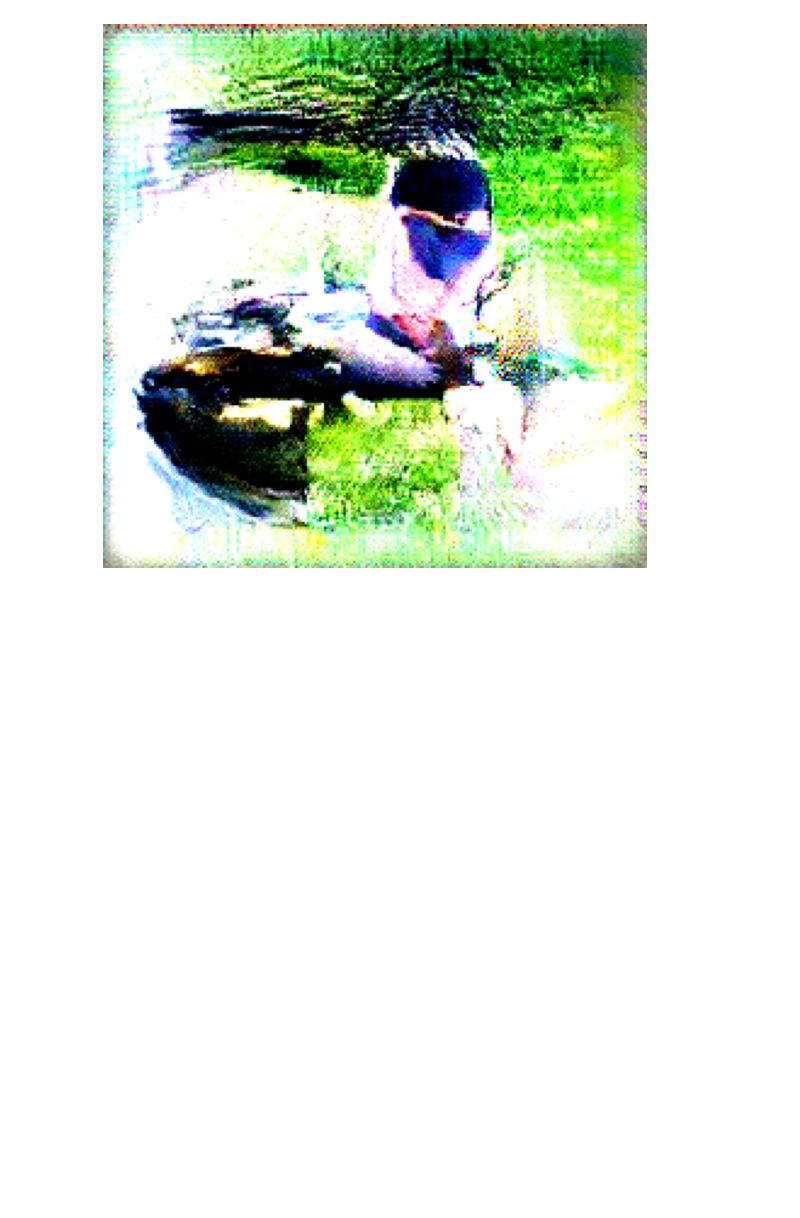
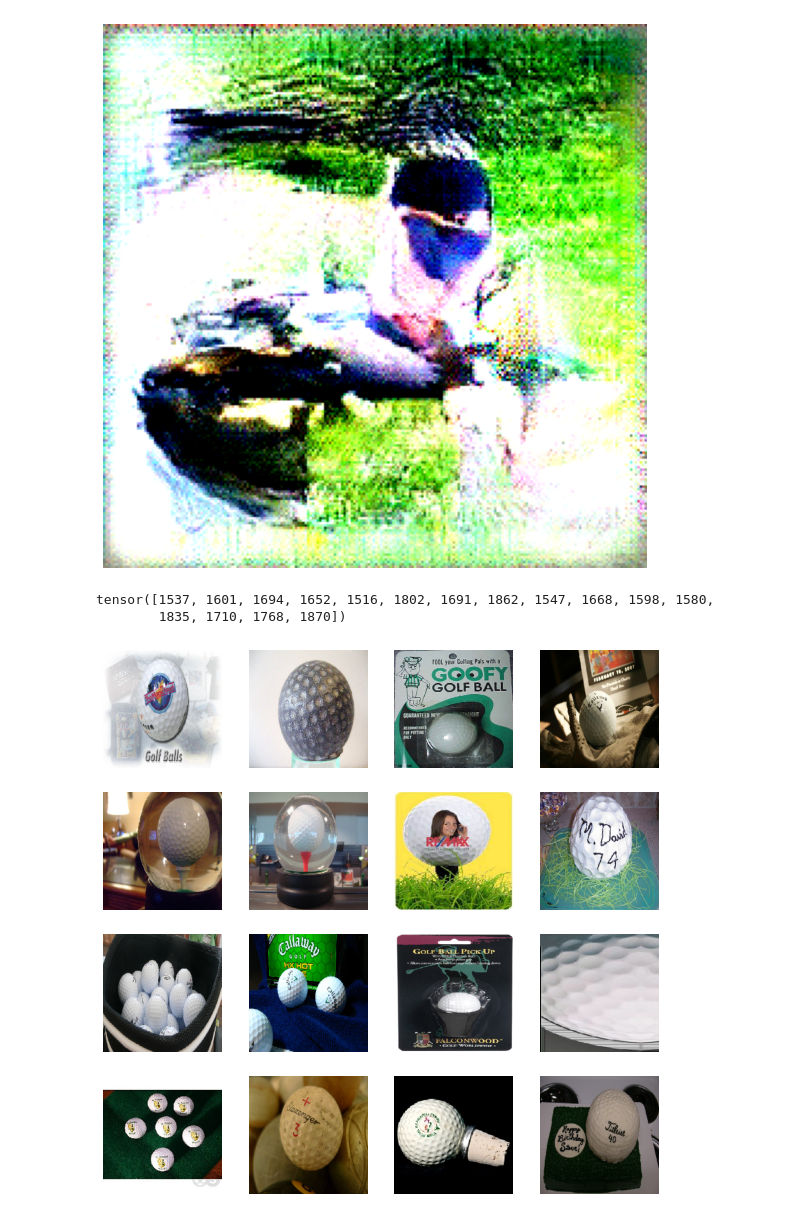
Before and after one commit to maochengxu/ActMax-4-Transformers, a Jupyter notebook: experiments/similarity.ipynb, the cells around one changed output. Cells and saved outputs as stored; diff of their text form; code cells hidden in the pictures; blank space fills up the shorter version.

Commit message:
Add similarity for golf ball Add vilon for homemade vit

```diff
--- a/experiments/similarity.ipynb
+++ b/experiments/similarity.ipynb
@@ -101,3 +102,36 @@ plt.axis('off')
 plt.show()
 # %% [output]
 [figure]
+# %%
+syn_loader_2 = ImageLoader('./results/evolutions/vit_b_16/golf_ball')
+syn_loader_2.load()
+syn_imgs_2 = syn_loader_2.imgs.to(device) / 255.
+# %%
+resnet.eval()
+with torch.no_grad():
+    syn_vectors_2 = resnet(syn_imgs_2)
+# %%
+# Calculate distance between generated vector and natural vectors
+distances = [torch.norm(syn_vectors_2[1] - vector).item() for vector in nature_vectors]
+
+# Select the closest natural images
+num_closest = 16  # Number of closest images to select
+closest_indices = torch.argsort(torch.tensor(distances))[:num_closest]
+closest_images = [nature_imgs[i] for i in closest_indices]
+# %%
+closest_indices
+# %% [output]
+tensor([1537, 1601, 1694, 1652, 1516, 1802, 1691, 1862, 1547, 1668, 1598, 1580,
+        1835, 1710, 1768, 1870])
+# %%
+# Plot the closest images
+import matplotlib.pyplot as plt
+import numpy as np
+plt.figure(figsize=(10, 10))
+for i in range(num_closest):
+    plt.subplot(4, 4, i+1)
+    plt.imshow(closest_images[i].cpu().numpy().transpose(1, 2, 0))
+    plt.axis('off')
+plt.show()
+# %% [output]
+[figure, added]
```
Also changed, not shown: parts of 9 cells of this notebook, 5 other files.
